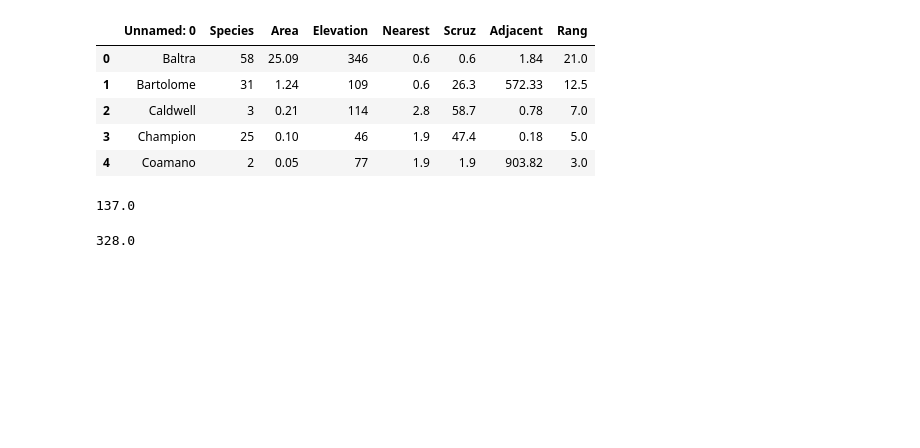
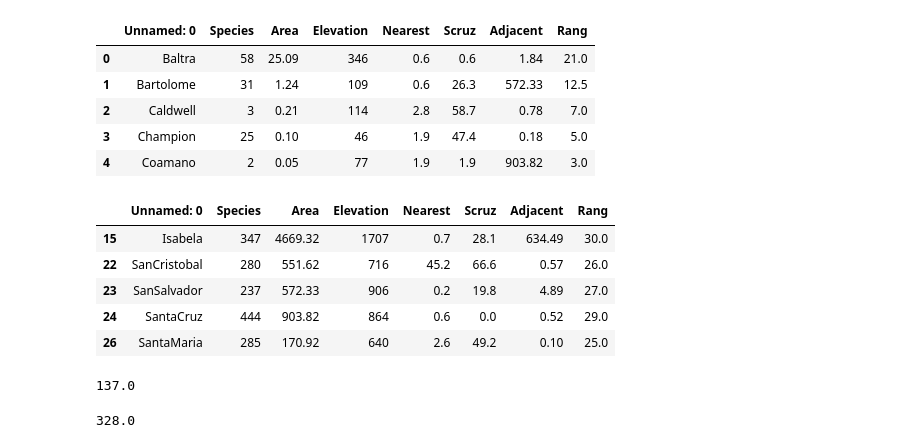
Before and after one commit to Ruediger-Braun/mfb2425, a Jupyter notebook: lektion14.ipynb, the cells around one changed output. Drawn from its saved outputs; the diff is of its cells as text; code cells hidden in the pictures; blank space fills up the shorter version.

```diff
--- a/lektion14.ipynb
+++ b/lektion14.ipynb
@@ -316,4 +337,15 @@ df.head()
 | 2 | Caldwell | 3 | 0.21 | 114 | 2.8 | 58.7 | 0.78 | 7.0 |
 | 3 | Champion | 25 | 0.10 | 46 | 1.9 | 47.4 | 0.18 | 5.0 |
 | 4 | Coamano | 2 | 0.05 | 77 | 1.9 | 1.9 | 903.82 | 3.0 |
+# %%
+arm = df[df.Species<150]
+reich = df[df.Species>=150]
+reich
+# %% [output]
+|  | Unnamed: 0 | Species | Area | Elevation | Nearest | Scruz | Adjacent | Rang |
+| 15 | Isabela | 347 | 4669.32 | 1707 | 0.7 | 28.1 | 634.49 | 30.0 |
+| 22 | SanCristobal | 280 | 551.62 | 716 | 45.2 | 66.6 | 0.57 | 26.0 |
+| 23 | SanSalvador | 237 | 572.33 | 906 | 0.2 | 19.8 | 4.89 | 27.0 |
+| 24 | SantaCruz | 444 | 903.82 | 864 | 0.6 | 0.0 | 0.52 | 29.0 |
+| 26 | SantaMaria | 285 | 170.92 | 640 | 2.6 | 49.2 | 0.10 | 25.0 |
 # %%
```
Also changed, not shown: parts of 13 cells of this notebook, 1 other file.
